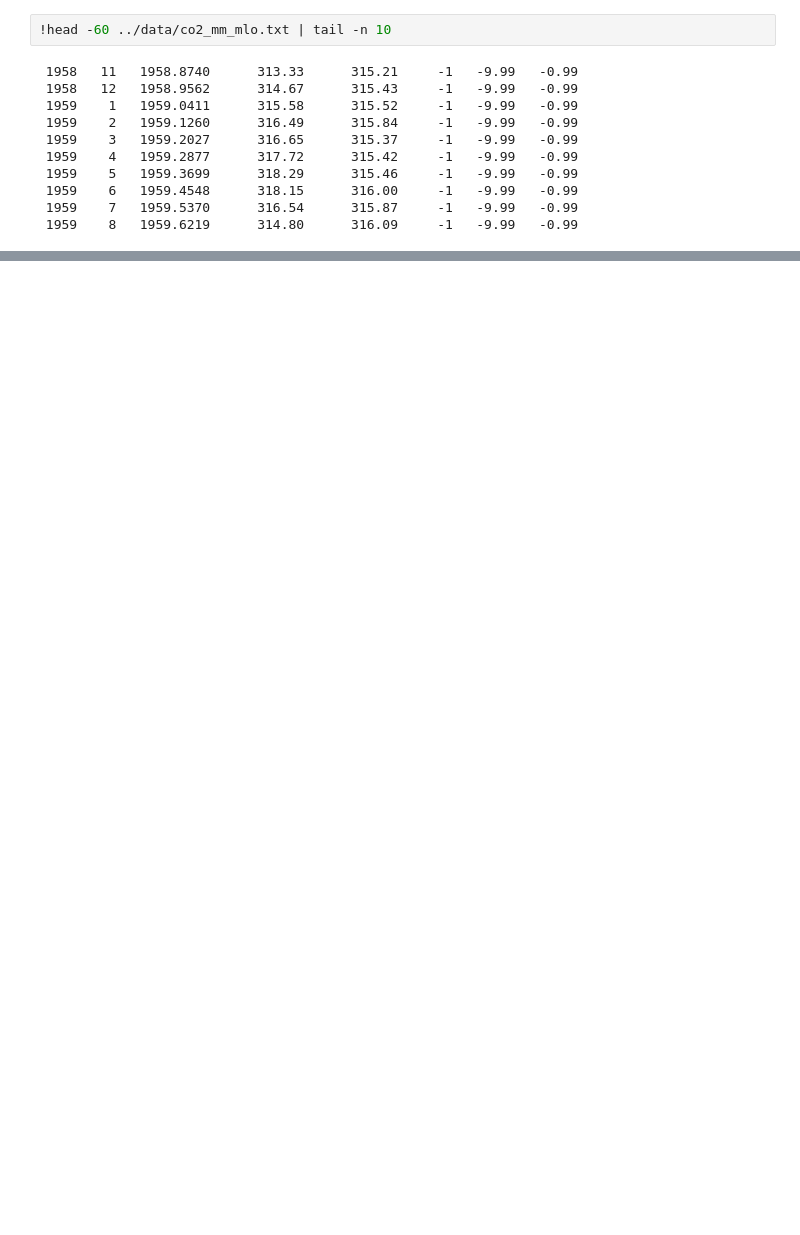
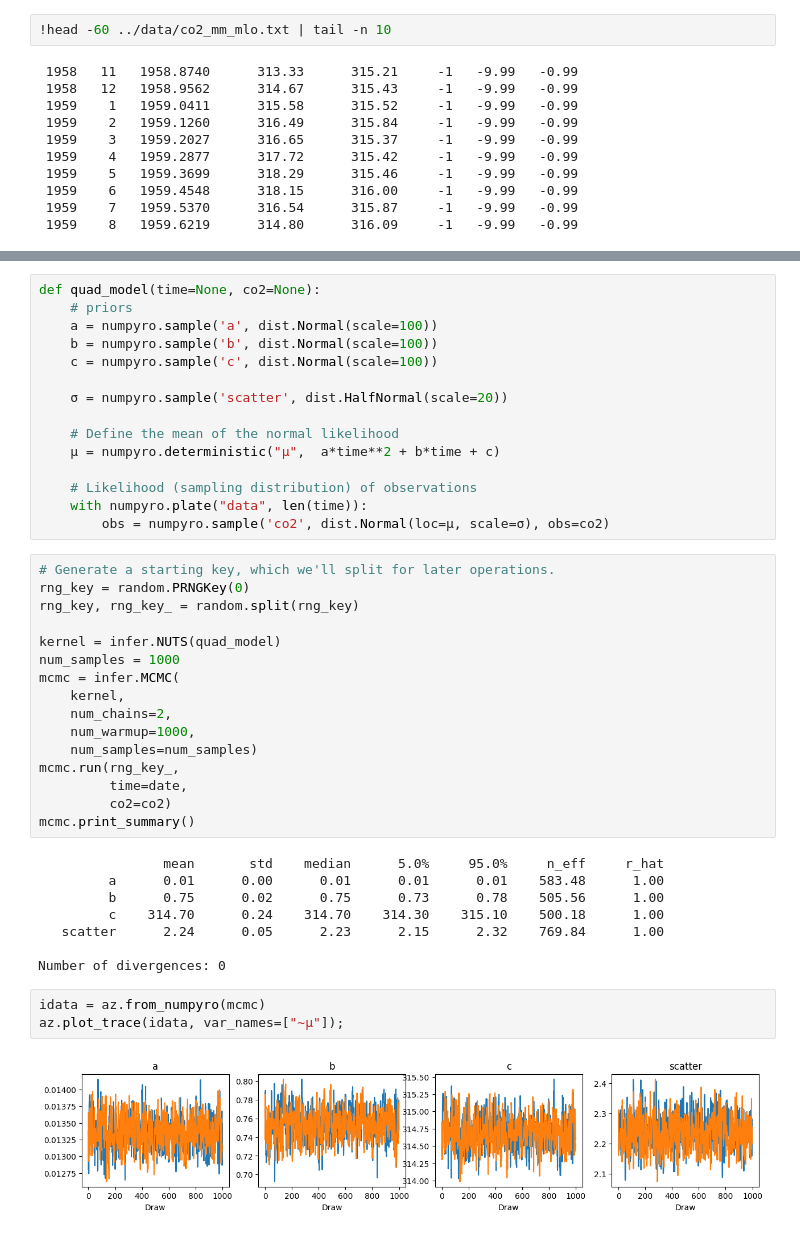
Before and after one commit to uo-phys/comp-phys-26, a Jupyter notebook: notebooks/CO2 w NumPyro.ipynb, the cells around one changed output, grey strips where cells are left out. Cells and saved outputs as stored; diff of their text form; blank space fills up the shorter version.

```diff
--- a/notebooks/CO2 w NumPyro.ipynb
+++ b/notebooks/CO2 w NumPyro.ipynb
@@ -53,0 +166,44 @@ plt.plot(date, co2)
+# %%
+def quad_model(time=None, co2=None):
+    # priors
+    a = numpyro.sample('a', dist.Normal(scale=100))
+    b = numpyro.sample('b', dist.Normal(scale=100))
+    c = numpyro.sample('c', dist.Normal(scale=100))
+
+    σ = numpyro.sample('scatter', dist.HalfNormal(scale=20))
+
+    # Define the mean of the normal likelihood
+    μ = numpyro.deterministic("μ",  a*time**2 + b*time + c)
+
+    # Likelihood (sampling distribution) of observations
+    with numpyro.plate("data", len(time)):
+        obs = numpyro.sample('co2', dist.Normal(loc=μ, scale=σ), obs=co2)
+# %%
+# Generate a starting key, which we'll split for later operations.
+rng_key = random.PRNGKey(0)
+rng_key, rng_key_ = random.split(rng_key)
+
+kernel = infer.NUTS(quad_model)
+num_samples = 1000
+mcmc = infer.MCMC(
+    kernel,
+    num_chains=2,
+    num_warmup=1000,
+    num_samples=num_samples)
+mcmc.run(rng_key_,
+         time=date,
+         co2=co2)
+mcmc.print_summary()
+# %% [output]
+                mean       std    median      5.0%     95.0%     n_eff     r_hat
+         a      0.01      0.00      0.01      0.01      0.01    583.48      1.00
+         b      0.75      0.02      0.75      0.73      0.78    505.56      1.00
+         c    314.70      0.24    314.70    314.30    315.10    500.18      1.00
+   scatter      2.24      0.05      2.23      2.15      2.32    769.84      1.00
+
+Number of divergences: 0
+# %%
+idata = az.from_numpyro(mcmc)
+az.plot_trace(idata, var_names=["~μ"]);
+# %% [output]
+[figure, added]
```
Also changed, not shown: parts of 68 cells of this notebook.
